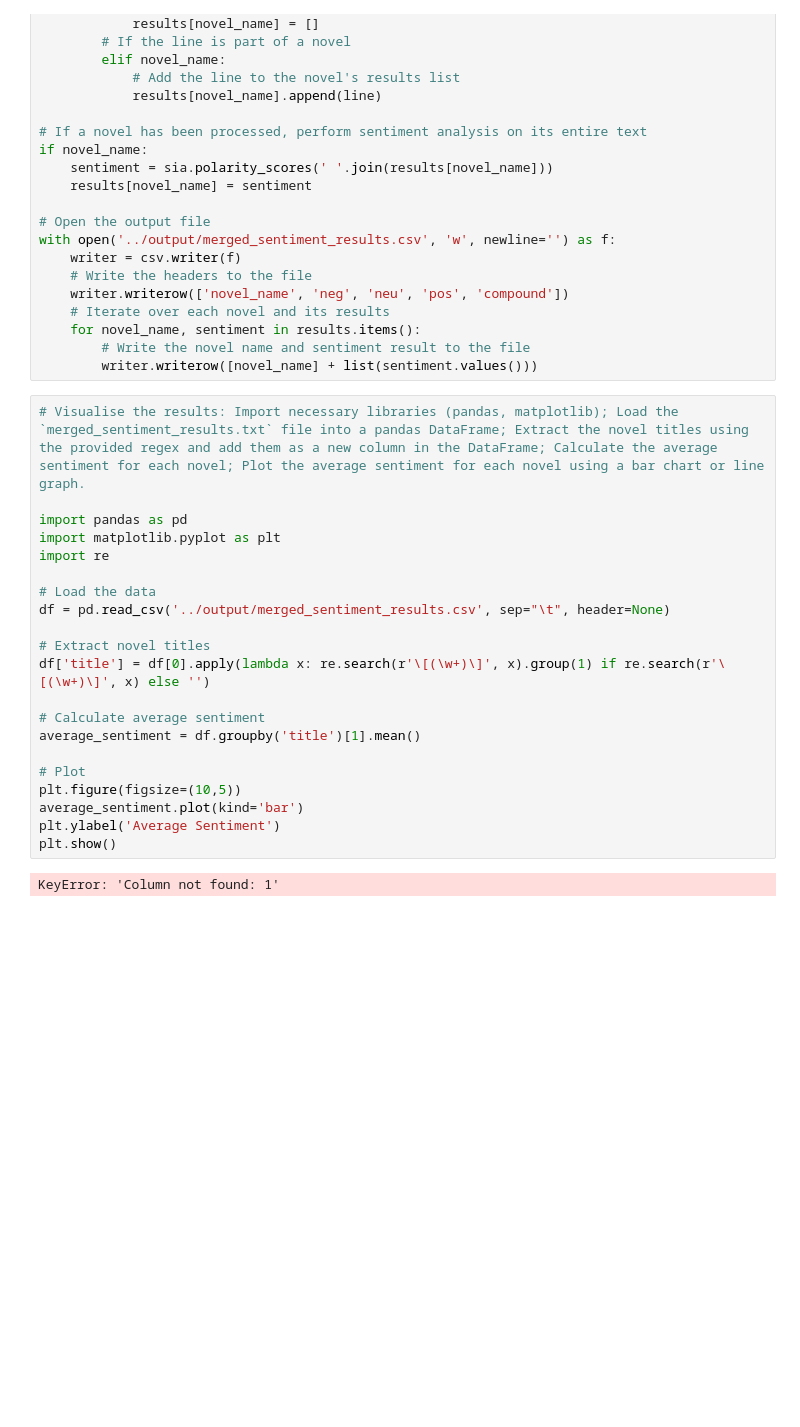
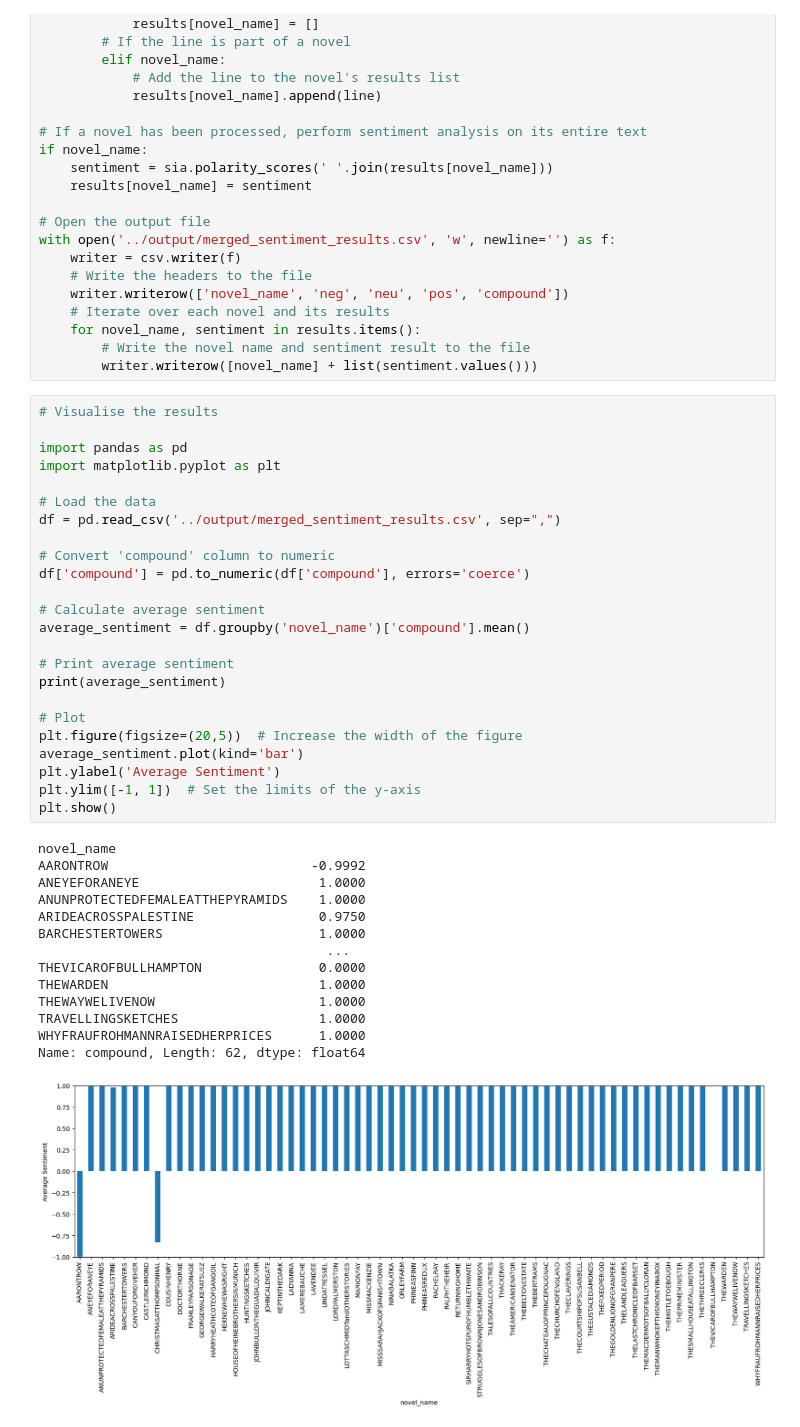
Before and after one commit to jamessmithies/found-infrastructure, a Jupyter notebook: standalone_compute/nltk/nltk-sentiment-analysis.ipynb, the cells around one changed output. Saved outputs shown, nothing was run; the diff lists cells and outputs as text; blank space fills up the shorter version.

Commit message:
Sentiment analysis per novel, bar graphed

```diff
--- a/standalone_compute/nltk/nltk-sentiment-analysis.ipynb
+++ b/standalone_compute/nltk/nltk-sentiment-analysis.ipynb
@@ -52,26 +52,42 @@ with open('../output/merged_sentiment_results.csv', 'w', newline='') as f:
     for novel_name, sentiment in results.items():
         # Write the novel name and sentiment result to the file
         writer.writerow([novel_name] + list(sentiment.values()))
-# %%
-# Visualise the results: Import necessary libraries (pandas, matplotlib); Load the `merged_sentiment_results.txt` file into a pandas DataFrame; Extract the novel titles using the provided regex and add them as a new column in the DataFrame; Calculate the average sentiment for each novel; Plot the average sentiment for each novel using a bar chart or line graph.
-
-import pandas as pd
-import matplotlib.pyplot as plt
-import re
-
-# Load the data
-df = pd.read_csv('../output/merged_sentiment_results.csv', sep="\t", header=None)
-
-# Extract novel titles
-df['title'] = df[0].apply(lambda x: re.search(r'\[(\w+)\]', x).group(1) if re.search(r'\[(\w+)\]', x) else '')
-
-# Calculate average sentiment
-average_sentiment = df.groupby('title')[1].mean()
-
-# Plot
-plt.figure(figsize=(10,5))
-average_sentiment.plot(kind='bar')
-plt.ylabel('Average Sentiment')
-plt.show()
-# %% [output]
-KeyError: 'Column not found: 1'
+# %%
+# Visualise the results
+
+import pandas as pd
+import matplotlib.pyplot as plt
+
+# Load the data
+df = pd.read_csv('../output/merged_sentiment_results.csv', sep=",")
+
+# Convert 'compound' column to numeric
+df['compound'] = pd.to_numeric(df['compound'], errors='coerce')
+
+# Calculate average sentiment
+average_sentiment = df.groupby('novel_name')['compound'].mean()
+
+# Print average sentiment
+print(average_sentiment)
+
+# Plot
+plt.figure(figsize=(20,5))  # Increase the width of the figure
+average_sentiment.plot(kind='bar')
+plt.ylabel('Average Sentiment')
+plt.ylim([-1, 1])  # Set the limits of the y-axis
+plt.show()
+# %% [output]
+novel_name
+AARONTROW                          -0.9992
+ANEYEFORANEYE                       1.0000
+ANUNPROTECTEDFEMALEATTHEPYRAMIDS    1.0000
+ARIDEACROSSPALESTINE                0.9750
+BARCHESTERTOWERS                    1.0000
+                                     ...
+THEVICAROFBULLHAMPTON               0.0000
+THEWARDEN                           1.0000
+THEWAYWELIVENOW                     1.0000
+TRAVELLINGSKETCHES                  1.0000
+WHYFRAUFROHMANNRAISEDHERPRICES      1.0000
+Name: compound, Length: 62, dtype: float64
+[figure, added]
```
